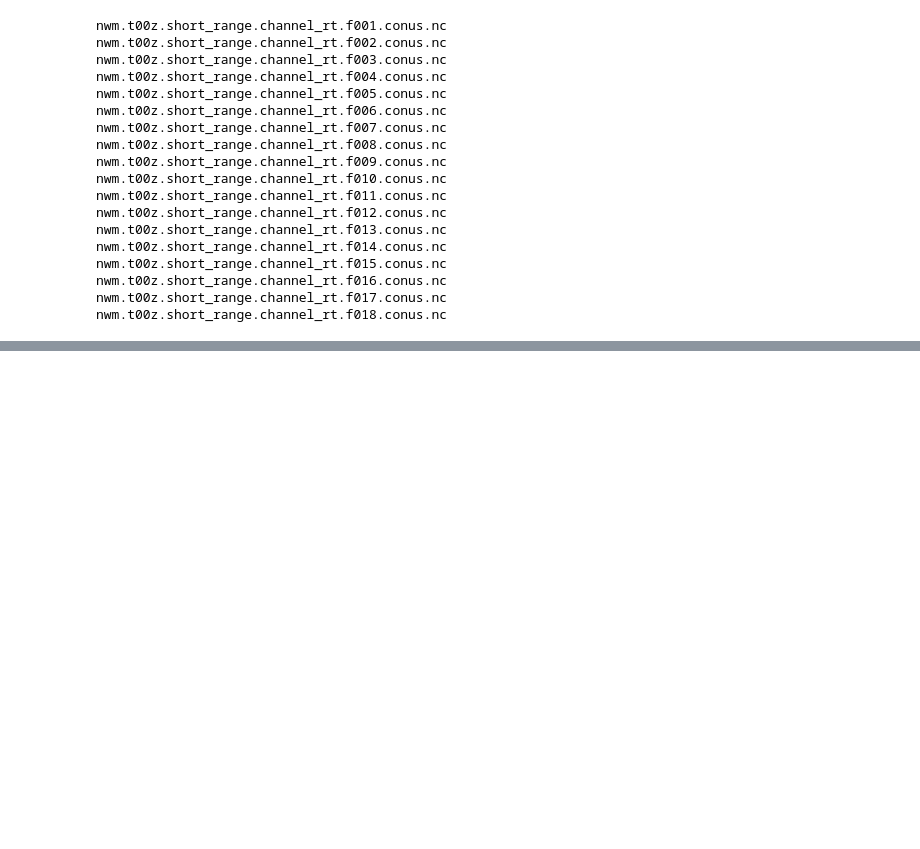
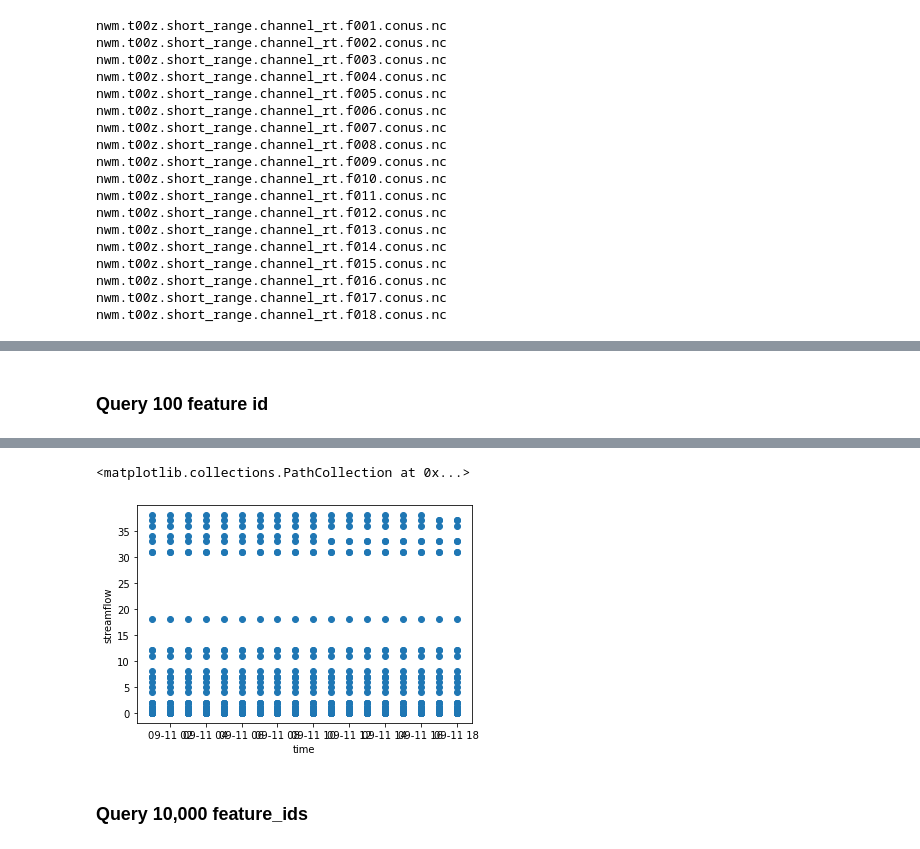
Before and after one commit to AlabamaWaterInstitute/data_access_examples, a Jupyter notebook: parquet/example_remote_dl_parquet.ipynb, the cells around one changed output, grey strips where cells are left out. Drawn from its saved outputs; the diff is of its cells as text; code cells hidden in the pictures; blank space fills up the shorter version.

```diff
--- a/parquet/example_remote_dl_parquet.ipynb
+++ b/parquet/example_remote_dl_parquet.ipynb
@@ -200,0 +172,15 @@ Wall time: 16.8 s
+# %% [markdown]
+### Query 100 feature id
+# %%
+%%time
+data_100 = dd.read_parquet(
+    "../data/parquet_all_feature_ids.gzip", engine='pyarrow', columns=['streamflow']
+)
+result_100=data_100.compute()
+result_100.sort_index(inplace=True)
+result_100=result_100.loc[:, 100:1032, :]
+
+r_xa_100 = result_100.to_xarray()
+#r_xa
+r_xa_100.plot.scatter("time", "streamflow")
+# %% [output]
@@ -200,0 +189,4 @@ Wall time: 16.8 s
+<matplotlib.collections.PathCollection at 0x...>
+[figure, added]
+# %% [markdown]
+### Query 10,000 feature_ids
```
Also changed, not shown: parts of 14 cells of this notebook.
